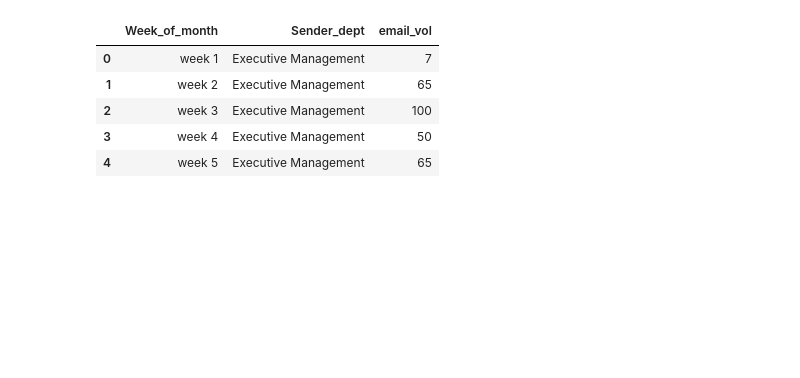
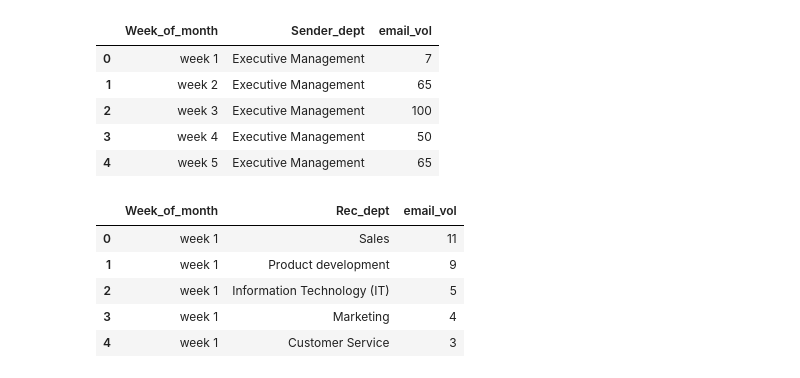
Before and after one commit to djibril968/Python_projects, a Jupyter notebook: Onyx_email_analysis.ipynb, the cells around one changed output. Cells and saved outputs as stored; diff of their text form; code cells hidden in the pictures; blank space fills up the shorter version.

```diff
--- a/Onyx_email_analysis.ipynb
+++ b/Onyx_email_analysis.ipynb
@@ -699,3 +690,13 @@ max_mail_by_week_dept
 | 2 | week 3 | Executive Management | 100 |
 | 3 | week 4 | Executive Management | 50 |
 | 4 | week 5 | Executive Management | 65 |
+# %%
+email_max_recv_weekly_cummax = Email_fact_data.groupby('Week_of_month')['Rec_dept'].value_counts().reset_index(name = 'email_vol')
+email_max_recv_weekly_cummax.head()
+# %% [output]
+|  | Week_of_month | Rec_dept | email_vol |
+| 0 | week 1 | Sales | 11 |
+| 1 | week 1 | Product development | 9 |
+| 2 | week 1 | Information Technology (IT) | 5 |
+| 3 | week 1 | Marketing | 4 |
+| 4 | week 1 | Customer Service | 3 |
```
Also changed, not shown: parts of 6 cells of this notebook.
